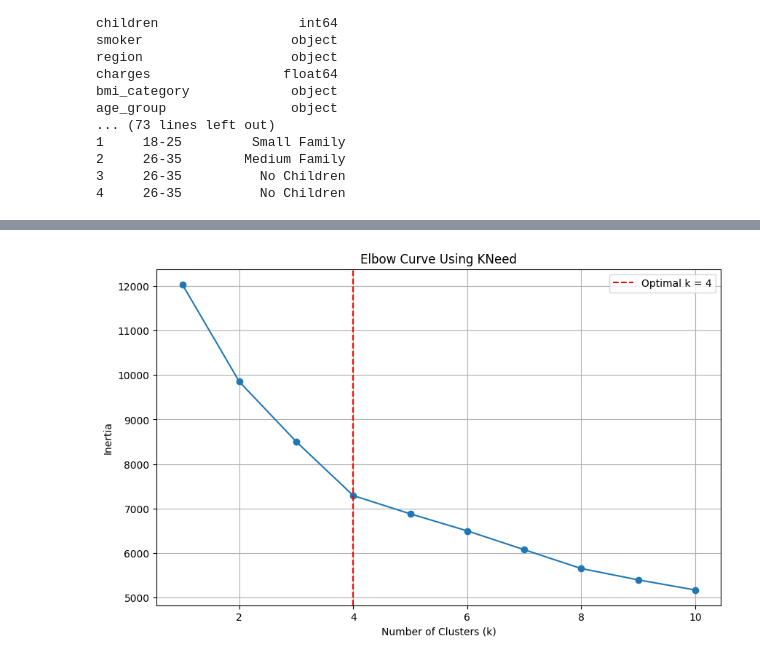
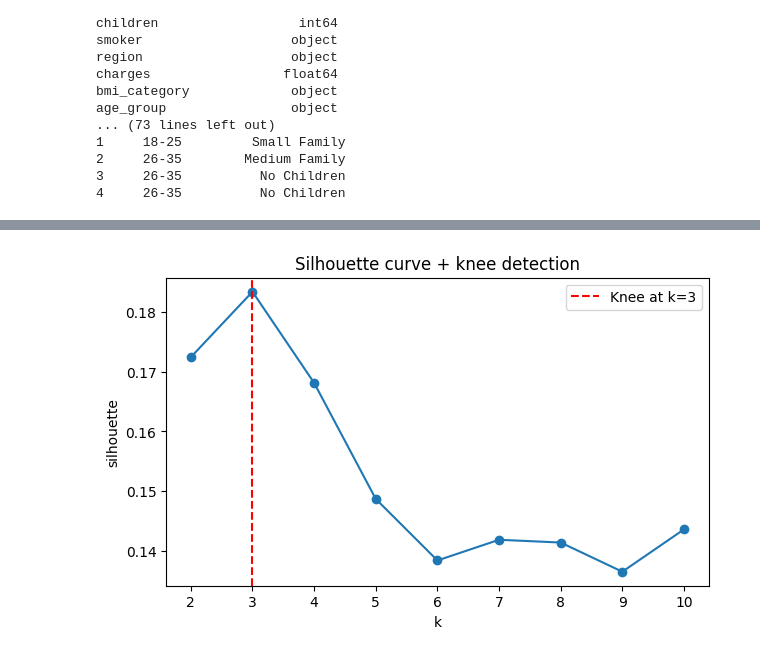
Before and after one commit to RSE1982/health-insurance-cost-analysis, a Jupyter notebook: notebooks/10_clustering.ipynb, the cells around one changed output, grey strips where cells are left out. Saved outputs shown, nothing was run; the diff lists cells and outputs as text; code cells hidden in the pictures.

Commit message:
fix: add baseline to clustering notebook

```diff
--- a/notebooks/10_clustering.ipynb
+++ b/notebooks/10_clustering.ipynb
@@ -76,11 +119,14 @@ for k in K:
 # %%
+k_list = list(k_values)
+sil_array = np.asarray(sil_scores)
 
-kl = KneeLocator(
-    K, inertias,
-    curve="convex",
-    direction="decreasing"
+locator = KneeLocator(
+    k_list,
+    sil_array,
+    curve="concave",       # silhouette usually peaks then flattens
+    direction="increasing"
 )
 
-optimal_k = kl.elbow
-optimal_k
+print("Knee location:", locator.knee)
+print("All attributes:", vars(locator))
 # %% [output]
@@ -88,13 +139,11 @@ np.int64(4)
 # %%
-plt.figure(figsize=(10, 6))
-plt.plot(K, inertias, marker='o')
-plt.axvline(optimal_k, color='red', linestyle='--', label=f'Optimal k = {optimal_k}')
-
-plt.title("Elbow Curve Using KNeed")
-plt.xlabel("Number of Clusters (k)")
-plt.ylabel("Inertia")
+plt.figure(figsize=(7,4))
+plt.plot(k_list, sil_array, marker="o")
+plt.axvline(locator.knee, linestyle="--", color="red", label="Knee at k={}".format(locator.knee))
+plt.title("Silhouette curve + knee detection")
+plt.xlabel("k")
+plt.ylabel("silhouette")
 plt.legend()
-plt.grid(True)
 plt.show()
 # %% [output]
-[figure, old version]
+[figure, new version]
```
Also changed, not shown: parts of 15 cells of this notebook, 1 other file.
